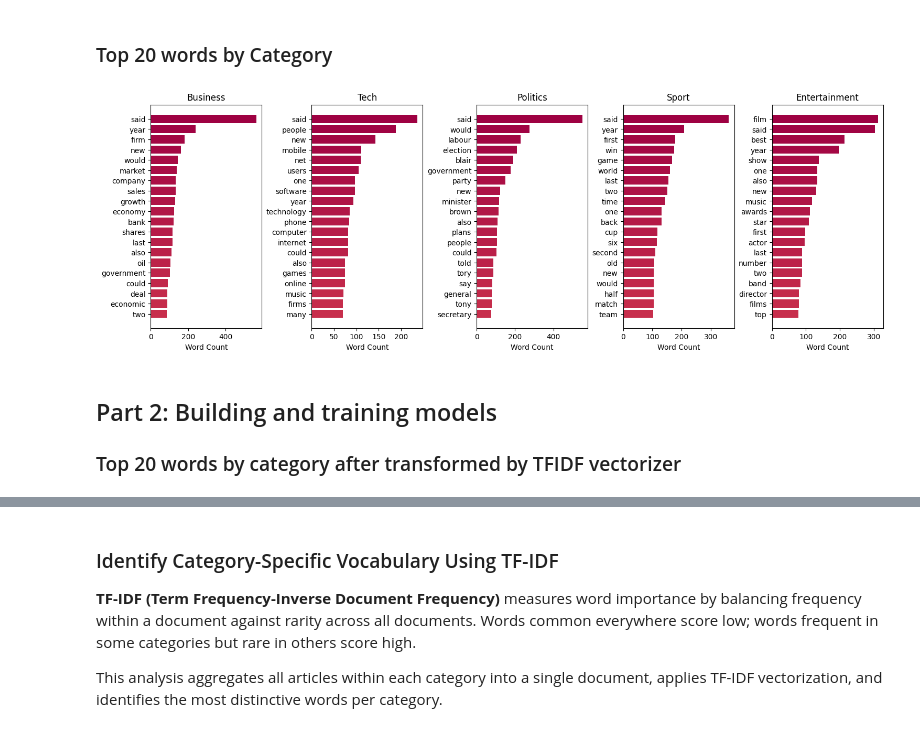
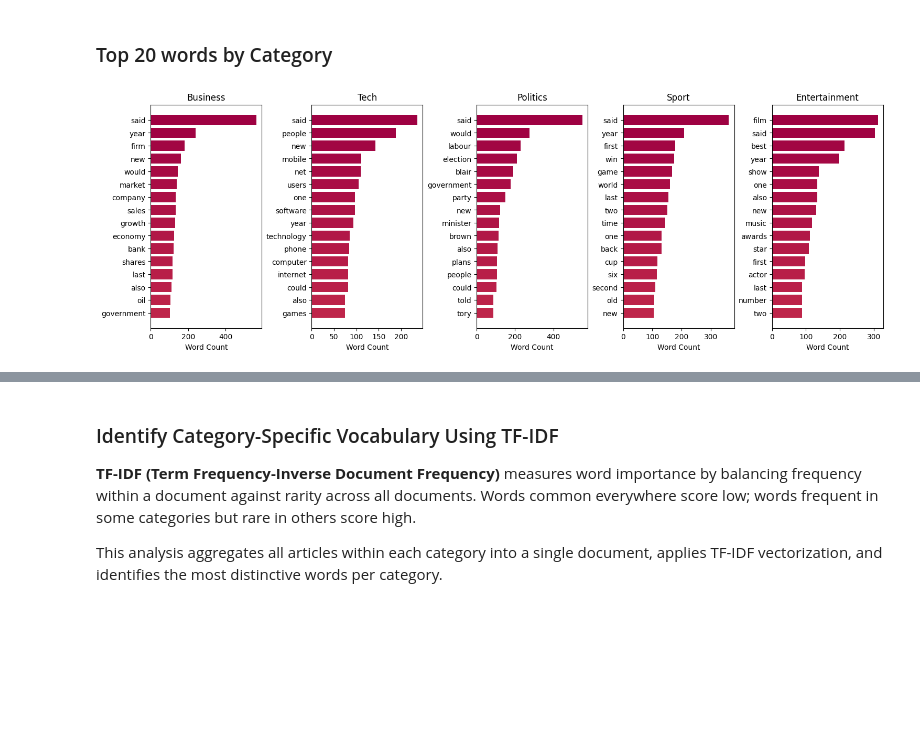
Before and after one commit to itsmostafa/mining-misconceptions-final-project, a Jupyter notebook: bbc-category-project.ipynb, the cells around one changed output, grey strips where cells are left out. Cells and saved outputs as stored; diff of their text form; code cells hidden in the pictures; blank space fills up the shorter version.

```diff
--- a/bbc-category-project.ipynb
+++ b/bbc-category-project.ipynb
@@ -130,30 +118,23 @@ plt.show()
 ### Clean the data
 Use text preprocessing steps
 # %%
-# Cache stopwords outside function for efficiency
 STOP_WORDS = set(stopwords.words("english"))
 
 def clean_data(text, max_len=1000):
     """
-    Clean and preprocess text data efficiently.
+    Clean and preprocess text: lowercase, remove punctuation/numbers, filter stopwords.
 
     Args:
         text: Input text to clean
-        max_len: Maximum length to truncate (default 1000)
+        max_len: Maximum character length before truncation
 
     Returns:
         Cleaned text string
     """
-    # Convert to string and truncate in one step
     text = str(text)[:max_len].lower()
-
-    # Remove punctuation and numbers in a single regex pass
     text = re.sub(r"[^\w\s]|[\d]+", " ", text)
-
-    # Normalize whitespace
     text = re.sub(r"\s+", " ", text).strip()
 
-    # Tokenize, filter, and rejoin efficiently
     return " ".join(
         word for word in text.split()
         if word not in STOP_WORDS and len(word) > 2
@@ -176,10 +155,9 @@ print(len(word_list_master))
 # %% [output]
 327276
 # %%
-# initiate a wordnet lemmatizer
 wnl = WordNetLemmatizer()
 
-# POS tag mapping (cached outside function for efficiency)
+# Map Penn Treebank POS tags to WordNet POS tags
 POS_REF = {
     "NN": "n", "NNP": "n", "NNPS": "n", "NNS": "n",
     "JJ": "a", "JJR": "a", "JJS": "a",
@@ -190,7 +168,7 @@ POS_REF = {
 
 def check_words(text):
     """
-    Efficiently separate recognized words from unrecognized words using lemmatization.
+    Separate recognized English words from unrecognized words using lemmatization.
 
     Args:
         text: Input text string
@@ -203,7 +181,7 @@ def check_words(text):
     unrecognized = set()
 
     for word, tag in pos_tags:
-        # Check if word is recognized (direct match or lemmatized)
+        # Check direct match, base lemma, or POS-tagged lemma
         if word in word_list_master or wnl.lemmatize(word) in word_list_master:
             recognized.append(word)
         elif (pos := POS_REF.get(tag)) and wnl.lemmatize(word, pos) in word_list_master:
@@ -216,9 +194,8 @@ def check_words(text):
         "text_not_recog": " ".join(unrecognized)
     })
 
-# test check_words method
+# Test function on sample text
 text1 = training_data.loc[1, "text_clean"]
-
 good, bad = check_words(text1)
 print("good:", good)
 print("bad:", bad)
@@ -266,25 +244,23 @@ def get_top_n_words(
     n: Optional[int] = None
 ) -> tuple[np.ndarray, np.ndarray]:
     """
-    Get the top n most frequent words for a given category.
+    Get most frequent words for a category.
 
     Args:
-        category: The category to filter by
-        column: The column name containing text data
-        n: Number of top words to return (None returns all)
+        category: Category to filter by
+        column: Column name containing text
+        n: Number of top words to return (None = all)
 
     Returns:
         Tuple of (words, frequencies) as numpy arrays
     """
-    # Filter and tokenize in one efficient pass
     tokens = (
         token
         for text in training_data.loc[training_data["Category"] == category, column]
-        if text  # Check if text is non-empty
+        if text
         for token in text.split()
     )
 
-    # Unpack most common words and frequencies directly
     if top_words := Counter(tokens).most_common(n):
         words, freqs = zip(*top_words)
         return np.array(words), np.array(freqs)
@@ -292,21 +268,17 @@ def get_top_n_words(
 # %%
 # Visualize top words for each category
 CATEGORIES = ["business", "tech", "politics", "sport", "entertainment"]
-TOP_N = 20
+TOP_N = 16
 
 fig, axes = plt.subplots(1, len(CATEGORIES), figsize=(15, 5), constrained_layout=True)
 
 for ax, category in zip(axes, CATEGORIES):
     words, freq = get_top_n_words(category, "text_recognized", TOP_N)
     ax.barh(words, freq, color=plt.cm.Spectral(range(TOP_N)))
     ax.set_title(category.title())
     ax.set_xlabel("Word Count")
     ax.invert_yaxis()
 
 plt.show()
 # %% [output]
-[figure, old version]
+[figure, new version]
-# %% [markdown]
-## Part 2: Building and training models
-
-### Top 20 words by category after transformed by TFIDF vectorizer
```
Also changed, not shown: parts of 30 cells of this notebook.
